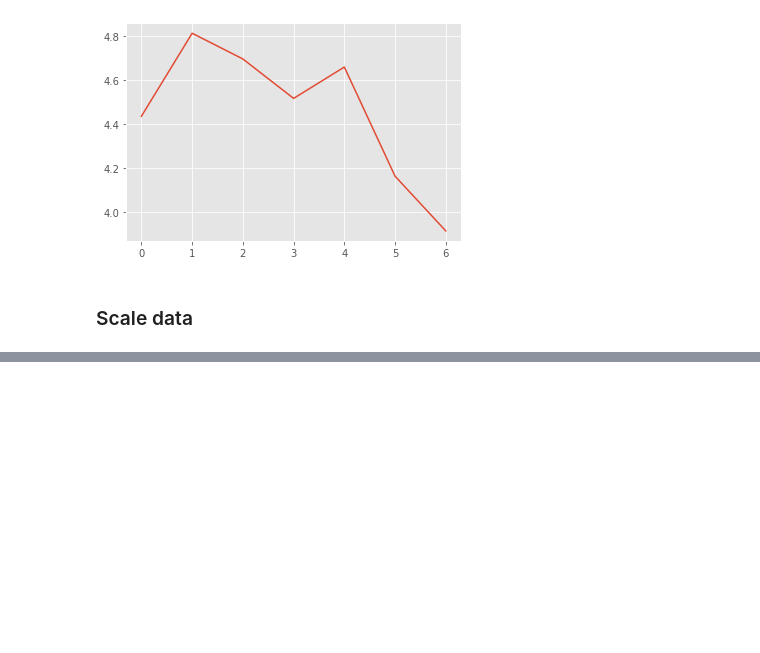
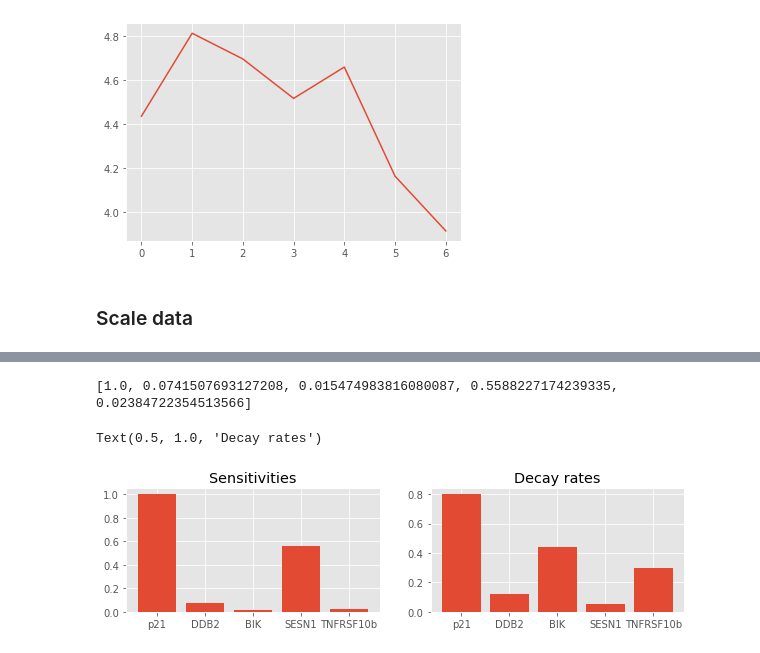
Before and after one commit to JCobbles/trangp, a Jupyter notebook: Lawrence Replication.ipynb, the cells around one changed output, grey strips where cells are left out. Saved outputs shown, nothing was run; the diff lists cells and outputs as text; code cells hidden in the pictures; blank space fills up the shorter version.

```diff
--- a/Lawrence Replication.ipynb
+++ b/Lawrence Replication.ipynb
@@ -259,0 +258,15 @@ GPR.likelihood.variance  Parameter  Softplus     True         ()       float64
+# %%
+plt.figure(figsize=(10, 5))
+plt.subplot(2, 2, 1)
+S = [s.numpy() for s in model.kernel.S]
+D = [d.numpy() for d in model.kernel.D]
+print(S)
+plt.bar(range(5), S, tick_label=genes.index[:-1])
+plt.title('Sensitivities')
+plt.subplot(2, 2, 2)
+plt.bar(range(5), D, tick_label=genes.index[:-1])
+plt.title('Decay rates')
+# %% [output]
+[1.0, 0.0741507693127208, 0.015474983816080087, 0.5588227174239335, 0.02384722354513566]
+Text(0.5, 1.0, 'Decay rates')
+[figure, added]
```
Also changed, not shown: parts of 9 cells of this notebook.
